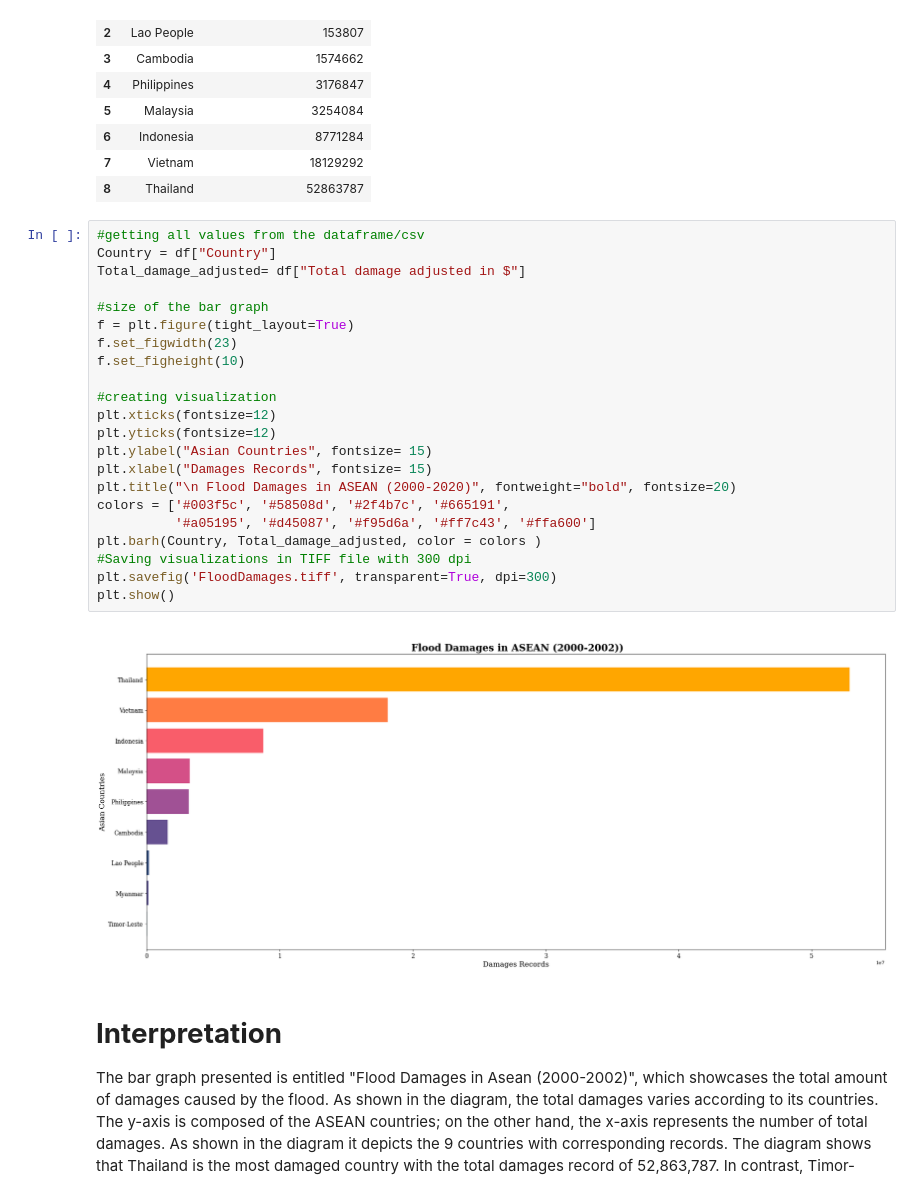
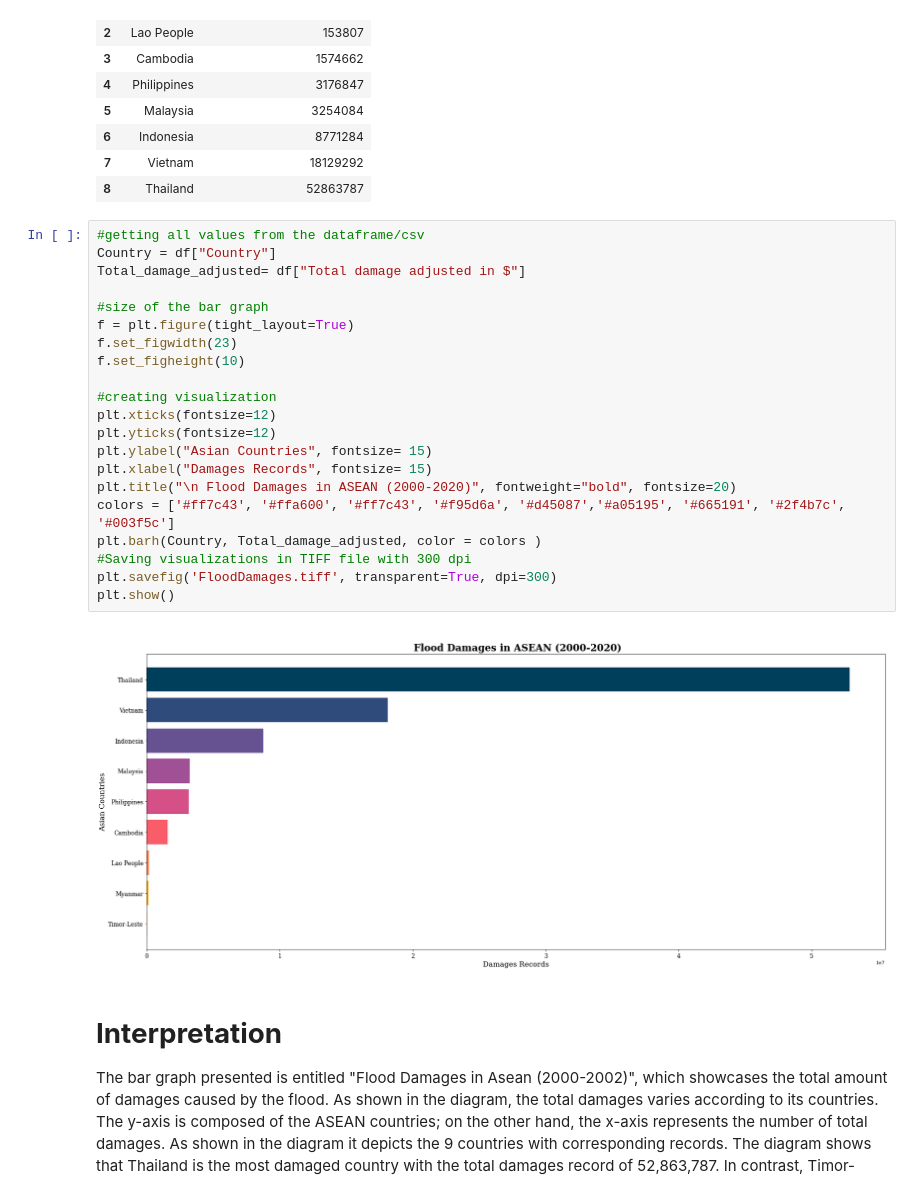
Before and after one commit to KarlAndreiCalimutan/Beta-Tech_BSIT_3207, a Jupyter notebook: Datasets_visual.ipynb, the cells around one changed output. Drawn from its saved outputs; the diff is of its cells as text.

```diff
--- a/Datasets_visual.ipynb
+++ b/Datasets_visual.ipynb
@@ -30,27 +30,26 @@ display(df.iloc[0:])
 # %%
 #getting all values from the dataframe/csv
 Country = df["Country"]
 Total_damage_adjusted= df["Total damage adjusted in $"]
 
 #size of the bar graph
 f = plt.figure(tight_layout=True)
 f.set_figwidth(23)
 f.set_figheight(10)
 
 #creating visualization
 plt.xticks(fontsize=12)
 plt.yticks(fontsize=12)
 plt.ylabel("Asian Countries", fontsize= 15)
 plt.xlabel("Damages Records", fontsize= 15)
 plt.title("\n Flood Damages in ASEAN (2000-2020)", fontweight="bold", fontsize=20)
-colors = ['#003f5c', '#58508d', '#2f4b7c', '#665191',
-          '#a05195', '#d45087', '#f95d6a', '#ff7c43', '#ffa600']
+colors = ['#ff7c43', '#ffa600', '#ff7c43', '#f95d6a', '#d45087','#a05195', '#665191', '#2f4b7c', '#003f5c']
 plt.barh(Country, Total_damage_adjusted, color = colors )
 #Saving visualizations in TIFF file with 300 dpi
 plt.savefig('FloodDamages.tiff', transparent=True, dpi=300)
 plt.show()
 # %% [output]
-[figure, old version]
+[figure, new version]
 # %% [markdown]
 # **Interpretation**
 The bar graph presented is entitled "Flood Damages in Asean (2000-2002)", which showcases the total amount of damages caused by the flood. As shown in the diagram, the total damages varies according to its countries. The y-axis is composed of the ASEAN countries; on the other hand, the x-axis represents the number of total damages. As shown in the diagram it depicts the 9 countries with corresponding records. The diagram shows that Thailand is the most damaged country with the total damages record of 52,863,787. In contrast, Timor-Leste is the least damaged country with the total damages record of 13,636. Furthermore, Vietnam is the second most damaged country with 18,129,292 total records. Next to it are Indonesia, Malaysia, Philippines and Cambodia. There
```
